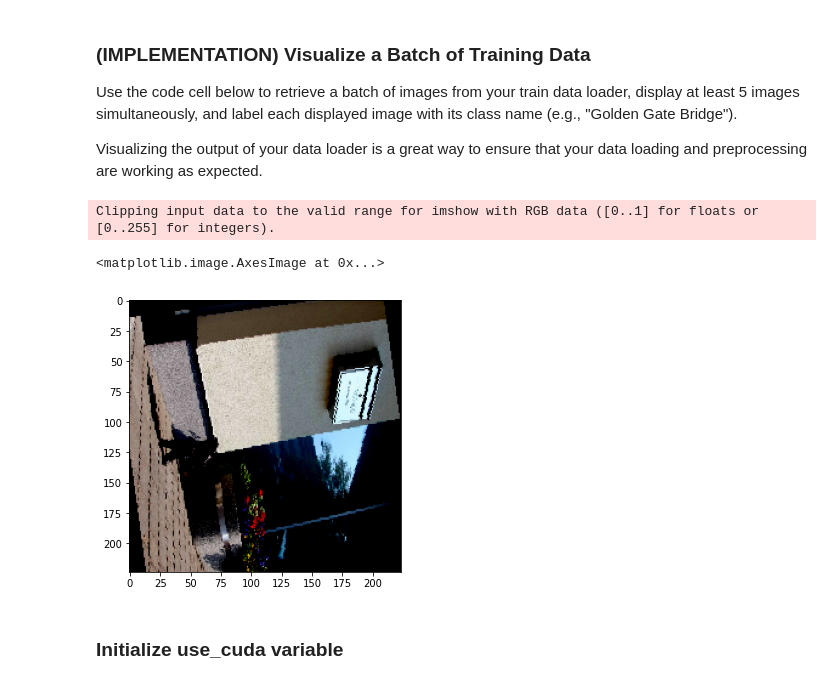
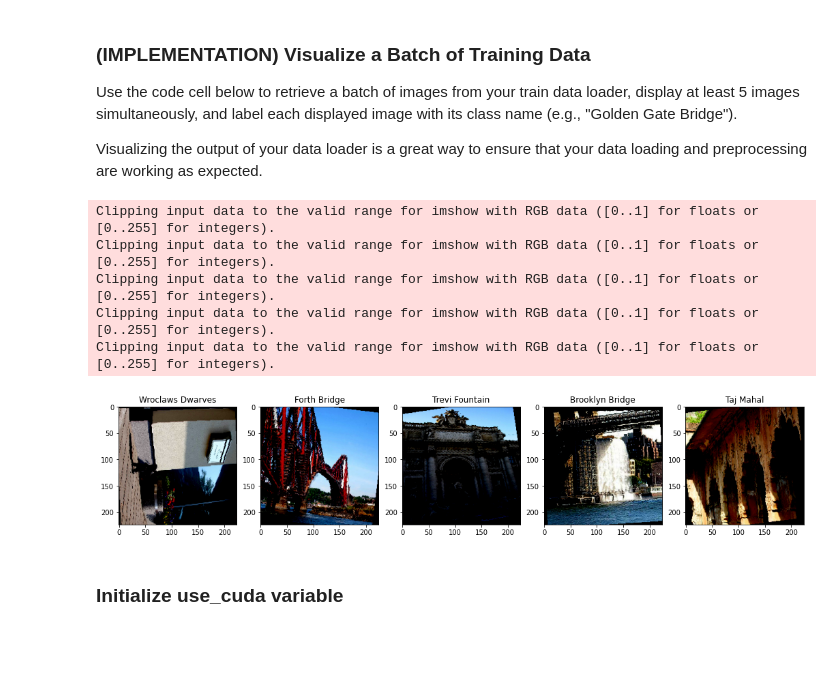
Before and after one commit to nandesh553/landmark-classification, a Jupyter notebook: landmark_project/landmark.ipynb, the cells around one changed output. Saved outputs shown, nothing was run; the diff lists cells and outputs as text; code cells hidden in the pictures; blank space fills up the shorter version.

```diff
--- a/landmark_project/landmark.ipynb
+++ b/landmark_project/landmark.ipynb
@@ -135,8 +137,12 @@ transform = transforms.Compose([
                                 transforms.Normalize((0.5, 0.5, 0.5), (0.5, 0.5, 0.5)),
 ])
 
+test_transform = transforms.Compose([transforms.Resize(size=(224, 224)),
+                                       transforms.ToTensor(),
+                                       transforms.Normalize((0.5, 0.5, 0.5), (0.5, 0.5, 0.5))])
+
 train_dataset = datasets.ImageFolder("../data/landmark_images/train", transform=transform)
-test_dataset = datasets.ImageFolder("../data/landmark_images/test", transform=transform)
+test_dataset = datasets.ImageFolder("../data/landmark_images/test", transform=test_transform)
 
 targets = train_dataset.targets
 train_idx, validation_idx = train_test_split(
@@ -153,6 +159,10 @@ validation_split = Subset(train_dataset, validation_idx)
 loaders_scratch['train'] = DataLoader(train_split, batch_size=params['BATCH_SIZE'])
 loaders_scratch['valid'] = DataLoader(validation_split, batch_size=params['BATCH_SIZE'])
 loaders_scratch['test'] = DataLoader(test_dataset, batch_size=params['BATCH_SIZE'])
+
+## the class names can be accessed at the `classes` attribute
+## of your dataset object (e.g., `train_dataset.classes`)
+classes = [item[3:].replace("_", " ") for item in train_dataset.classes]
 # %% [markdown]
 **Question 1:** Describe your chosen procedure for preprocessing the data.
 - How does your code resize the images (by cropping, stretching, etc)?  What size did you pick for the input tensor, and why?
@@ -170,22 +180,30 @@ Visualizing the output of your data loader is a great way to ensure that your da
 # %%
 ## TODO: visualize a batch of the train data loader
 
 ## the class names can be accessed at the `classes` attribute
 ## of your dataset object (e.g., `train_dataset.classes`)
 images = iter(loaders_scratch['train'])
 images, labels = next(images)
-images = images.numpy()
 
-# get one image from the batch
-img = np.squeeze(images[0]).transpose((1,2,0))
+fig, axs = plt.subplots(1, 5, figsize=(18, 16),)
 
-fig = plt.figure(figsize = (5,5))
-ax = fig.add_subplot(111)
-ax.imshow(img)
+for idx, (img, lbl) in enumerate(list(zip(images, labels))[:5]):
+    img = img.numpy()
+
+    # get one image from the batch
+    img = np.squeeze(img).transpose((1,2,0))
+
+    axs[idx].imshow(img)
+    axs[idx].title.set_text(classes[lbl])
+
+plt.show()
 # %% [output]
 Clipping input data to the valid range for imshow with RGB data ([0..1] for floats or [0..255] for integers).
+Clipping input data to the valid range for imshow with RGB data ([0..1] for floats or [0..255] for integers).
+Clipping input data to the valid range for imshow with RGB data ([0..1] for floats or [0..255] for integers).
+Clipping input data to the valid range for imshow with RGB data ([0..1] for floats or [0..255] for integers).
+Clipping input data to the valid range for imshow with RGB data ([0..1] for floats or [0..255] for integers).
-<matplotlib.image.AxesImage at 0x...>
-[figure, old version]
+[figure, new version]
 # %% [markdown]
 ### Initialize use_cuda variable
 # %%
```
Also changed, not shown: parts of 6 cells of this notebook.
